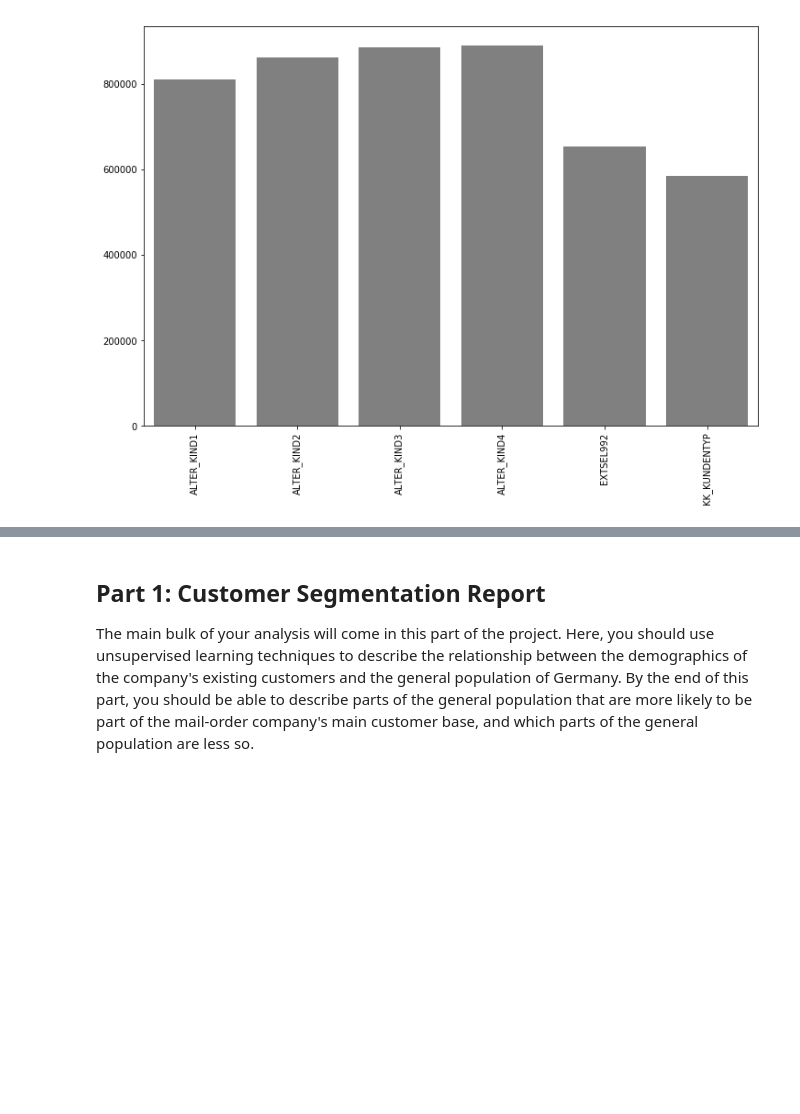
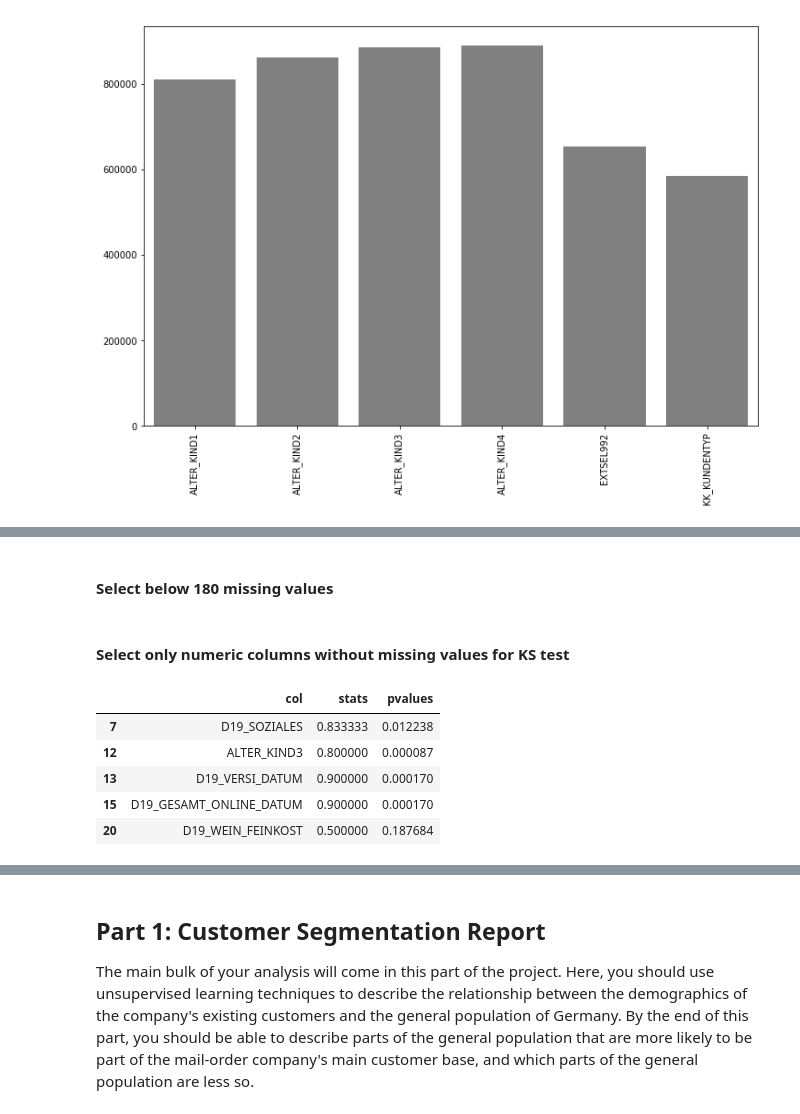
Before and after one commit to bvcmartins/dsnd_capstone, a Jupyter notebook: main.ipynb, the cells around one changed output, grey strips where cells are left out. Drawn from its saved outputs; the diff is of its cells as text; code cells hidden in the pictures; blank space fills up the shorter version.

```diff
--- a/main.ipynb
+++ b/main.ipynb
@@ -316,0 +365,2 @@ azdias2.drop(null_df, axis=0, inplace=True)
+# %% [markdown]
+#### Select below 180 missing values
@@ -316,0 +371,2 @@ azdias2.drop(null_df, axis=0, inplace=True)
+# %% [markdown]
+#### Select only numeric columns without missing values for KS test
@@ -316,0 +403,9 @@ azdias2.drop(null_df, axis=0, inplace=True)
+# %%
+ks_df.head()
+# %% [output]
+|  | col | stats | pvalues |
+| 7 | D19_SOZIALES | 0.833333 | 0.012238 |
+| 12 | ALTER_KIND3 | 0.800000 | 0.000087 |
+| 13 | D19_VERSI_DATUM | 0.900000 | 0.000170 |
+| 15 | D19_GESAMT_ONLINE_DATUM | 0.900000 | 0.000170 |
+| 20 | D19_WEIN_FEINKOST | 0.500000 | 0.187684 |
```
Also changed, not shown: parts of 20 cells of this notebook.
